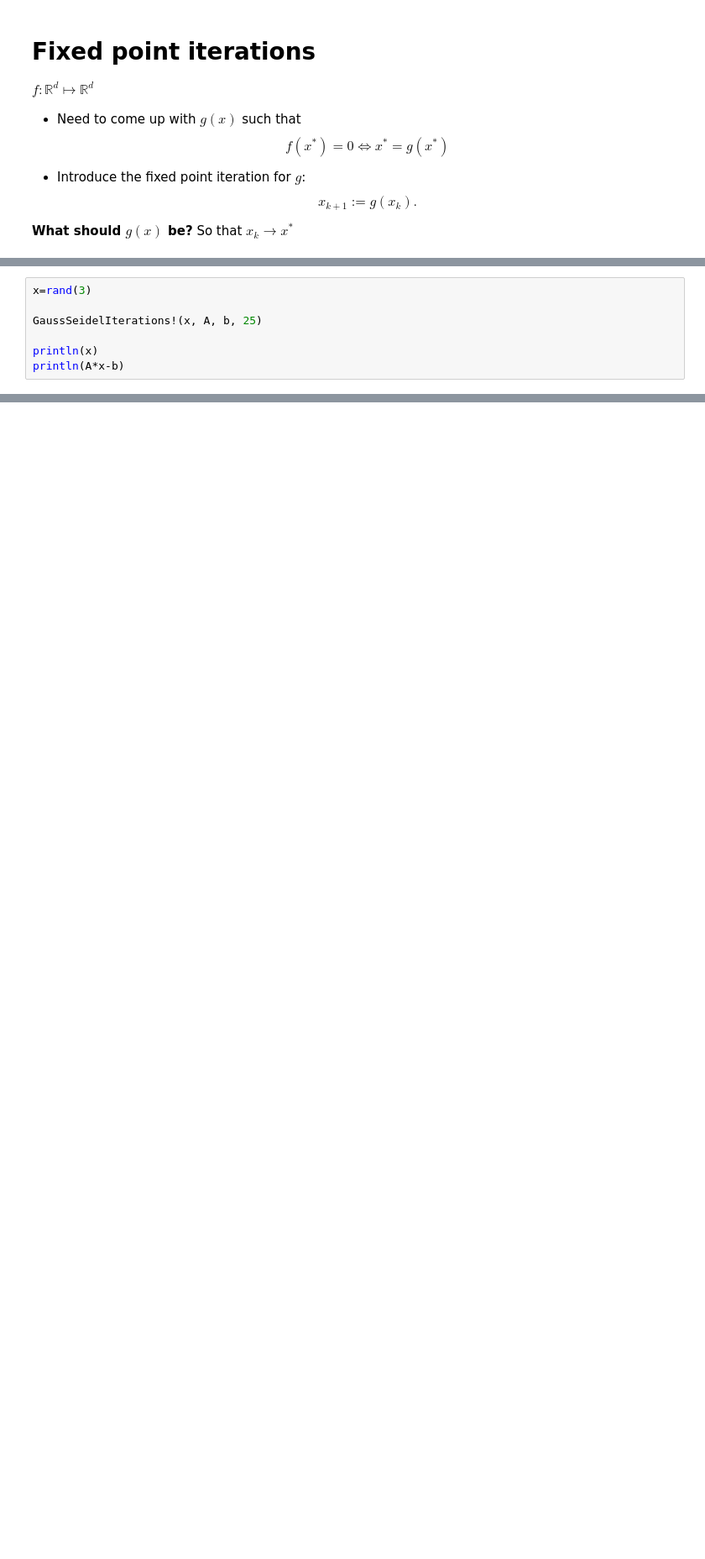
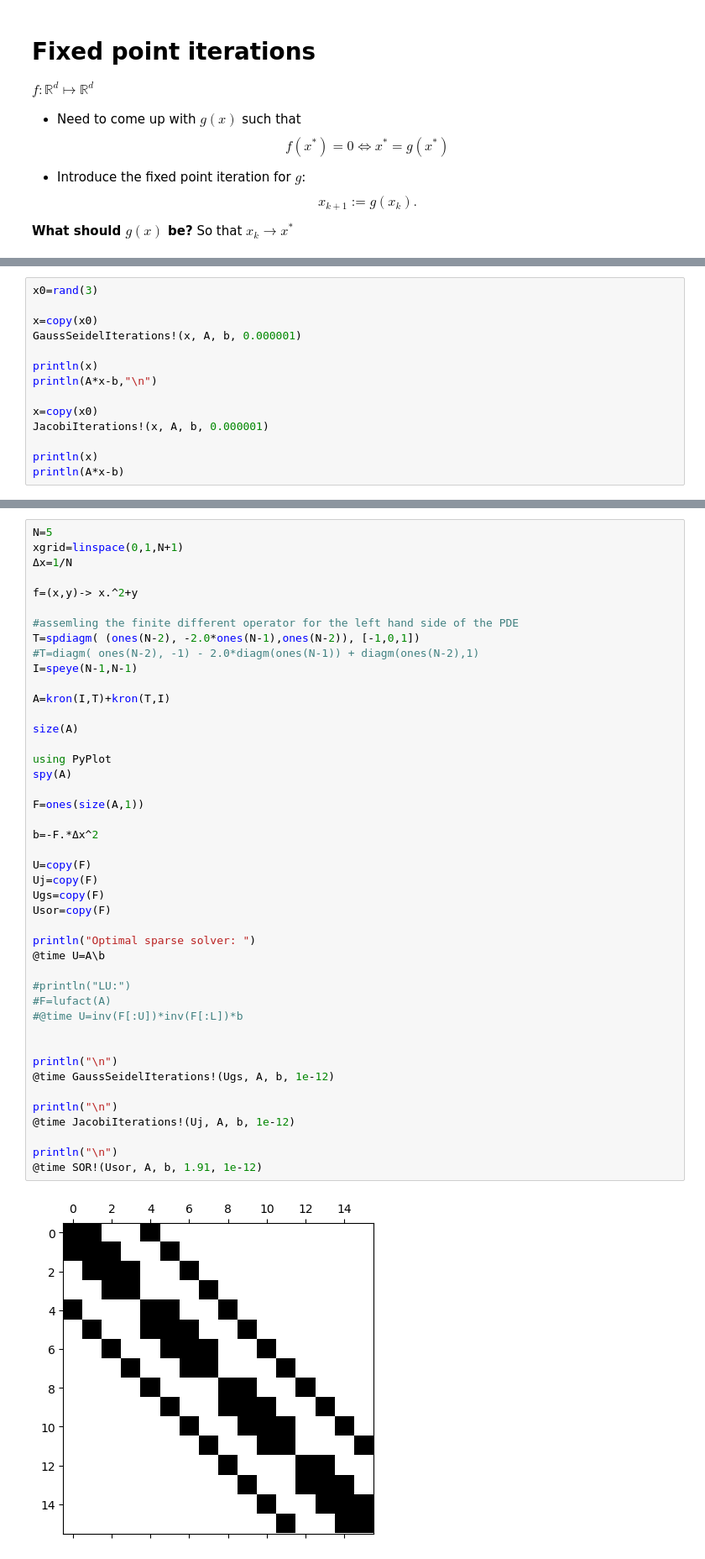
Before and after one commit to yhrtsai/M368K_S2018, a Jupyter notebook: M368K Workbook-Fixed Point algorithms.ipynb, the cells around one changed output, grey strips where cells are left out. Shown: that part at 84% size. Cells and saved outputs as stored; diff of their text form; blank space fills up the shorter version.

```diff
--- a/M368K Workbook-Fixed Point algorithms.ipynb
+++ b/M368K Workbook-Fixed Point algorithms.ipynb
@@ -160,7 +252,14 @@ end
 # %%
-x=rand(3)
+x0=rand(3)
 
-GaussSeidelIterations!(x, A, b, 25)
+x=copy(x0)
+GaussSeidelIterations!(x, A, b, 0.000001)
+
+println(x)
+println(A*x-b,"\n")
+
+x=copy(x0)
+JacobiIterations!(x, A, b, 0.000001)
 
 println(x)
 println(A*x-b)
@@ -166,0 +462,46 @@ println(A*x-b)
+# %%
+N=5
+xgrid=linspace(0,1,N+1)
+Δx=1/N
+
+f=(x,y)-> x.^2+y
+
+#assemling the finite different operator for the left hand side of the PDE
+T=spdiagm( (ones(N-2), -2.0*ones(N-1),ones(N-2)), [-1,0,1])
+#T=diagm( ones(N-2), -1) - 2.0*diagm(ones(N-1)) + diagm(ones(N-2),1)
+I=speye(N-1,N-1)
+
+A=kron(I,T)+kron(T,I)
+
+size(A)
+
+using PyPlot
+spy(A)
+
+F=ones(size(A,1))
+
+b=-F.*Δx^2
+
+U=copy(F)
+Uj=copy(F)
+Ugs=copy(F)
+Usor=copy(F)
+
+println("Optimal sparse solver: ")
+@time U=A\b
+
+#println("LU:")
+#F=lufact(A)
+#@time U=inv(F[:U])*inv(F[:L])*b
+
+
+println("\n")
+@time GaussSeidelIterations!(Ugs, A, b, 1e-12)
+
+println("\n")
+@time JacobiIterations!(Uj, A, b, 1e-12)
+
+println("\n")
+@time SOR!(Usor, A, b, 1.91, 1e-12)
+# %% [output]
+[figure, added]
```
Also changed, not shown: parts of 26 cells of this notebook.
